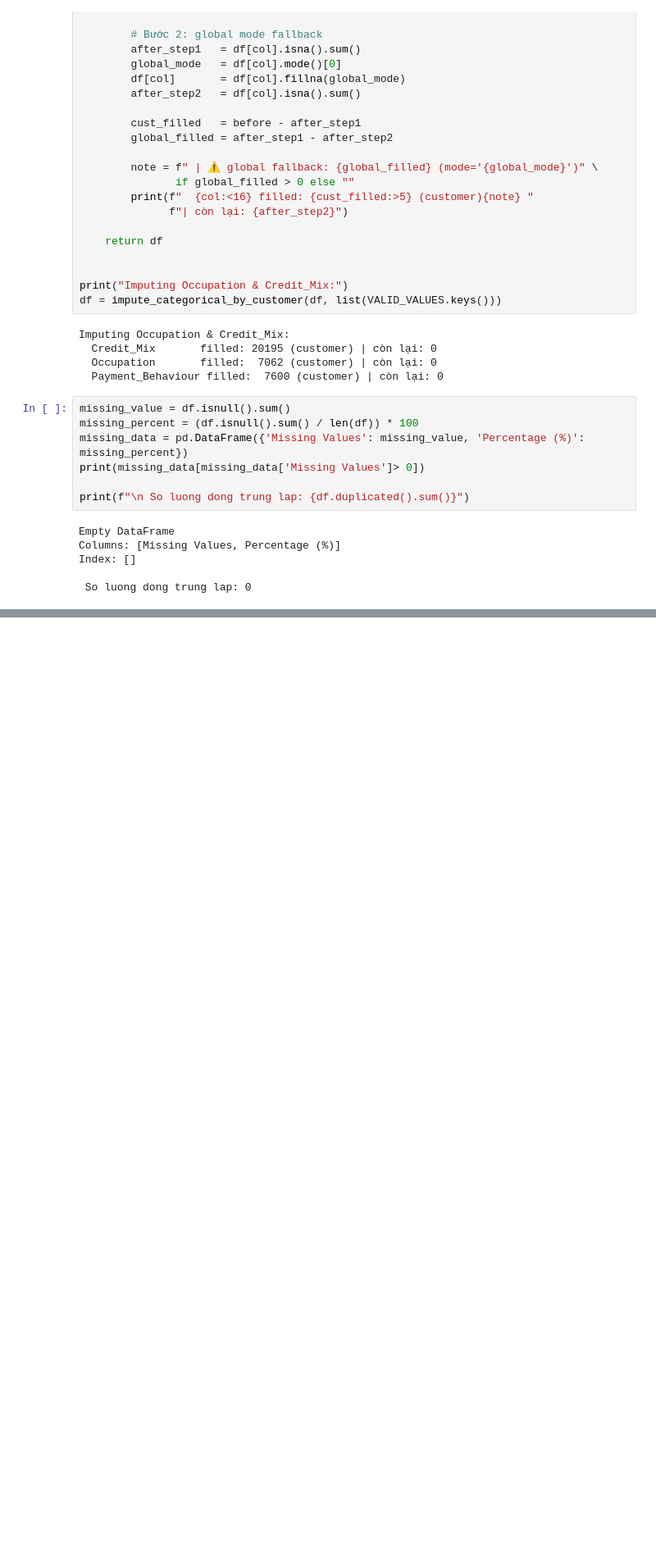
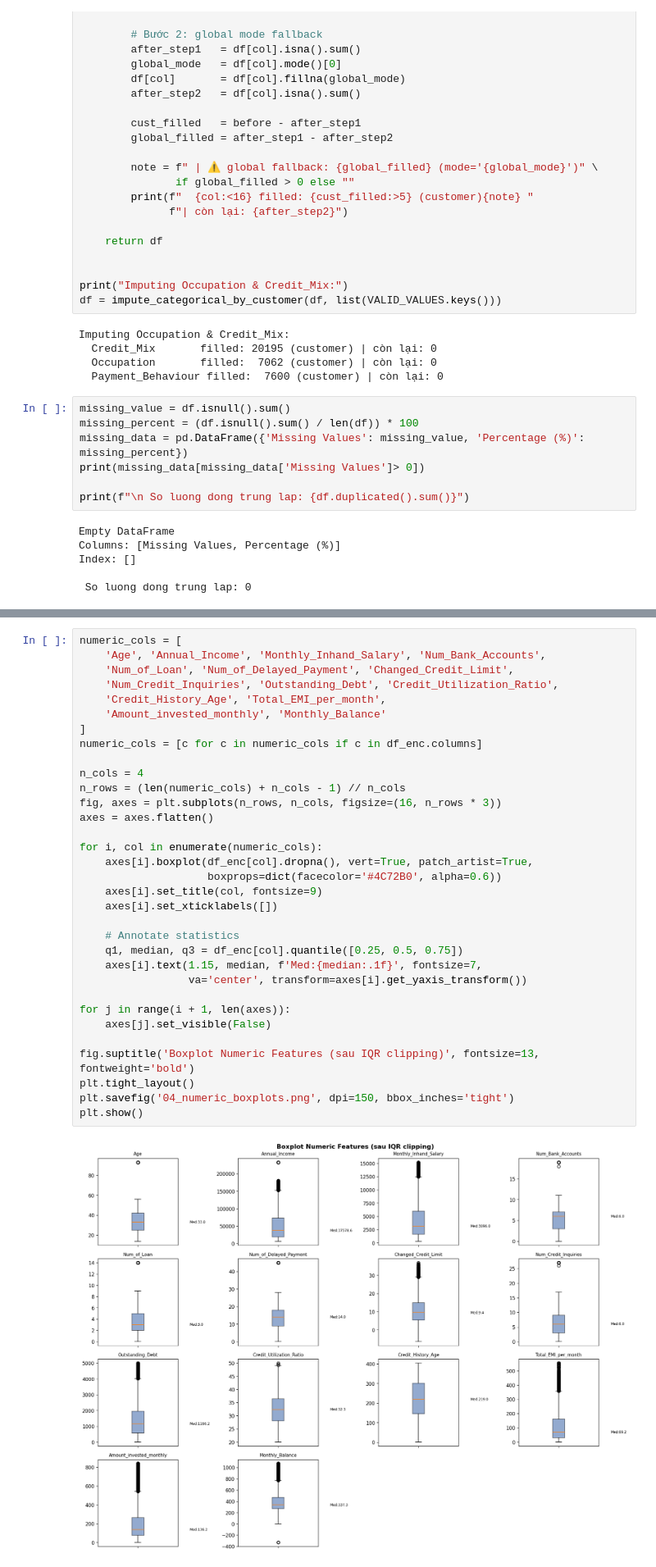
Before and after one commit to VietAnh-205/ml_project_final, a Jupyter notebook: ml_project.ipynb, the cells around one changed output, grey strips where cells are left out. Shown at 82% size. Saved outputs shown, nothing was run; the diff lists cells and outputs as text; blank space fills up the shorter version.

```diff
--- a/ml_project.ipynb
+++ b/ml_project.ipynb
@@ -342,0 +560,35 @@ split and Enconde
+# %%
+numeric_cols = [
+    'Age', 'Annual_Income', 'Monthly_Inhand_Salary', 'Num_Bank_Accounts',
+    'Num_of_Loan', 'Num_of_Delayed_Payment', 'Changed_Credit_Limit',
+    'Num_Credit_Inquiries', 'Outstanding_Debt', 'Credit_Utilization_Ratio',
+    'Credit_History_Age', 'Total_EMI_per_month',
+    'Amount_invested_monthly', 'Monthly_Balance'
+]
+numeric_cols = [c for c in numeric_cols if c in df_enc.columns]
+
+n_cols = 4
+n_rows = (len(numeric_cols) + n_cols - 1) // n_cols
+fig, axes = plt.subplots(n_rows, n_cols, figsize=(16, n_rows * 3))
+axes = axes.flatten()
+
+for i, col in enumerate(numeric_cols):
+    axes[i].boxplot(df_enc[col].dropna(), vert=True, patch_artist=True,
+                    boxprops=dict(facecolor='#4C72B0', alpha=0.6))
+    axes[i].set_title(col, fontsize=9)
+    axes[i].set_xticklabels([])
+
+    # Annotate statistics
+    q1, median, q3 = df_enc[col].quantile([0.25, 0.5, 0.75])
+    axes[i].text(1.15, median, f'Med:{median:.1f}', fontsize=7,
+                 va='center', transform=axes[i].get_yaxis_transform())
+
+for j in range(i + 1, len(axes)):
+    axes[j].set_visible(False)
+
+fig.suptitle('Boxplot Numeric Features (sau IQR clipping)', fontsize=13, fontweight='bold')
+plt.tight_layout()
+plt.savefig('04_numeric_boxplots.png', dpi=150, bbox_inches='tight')
+plt.show()
+# %% [output]
+[figure, added]
```
Also changed, not shown: parts of 28 cells of this notebook, 4 other files.
